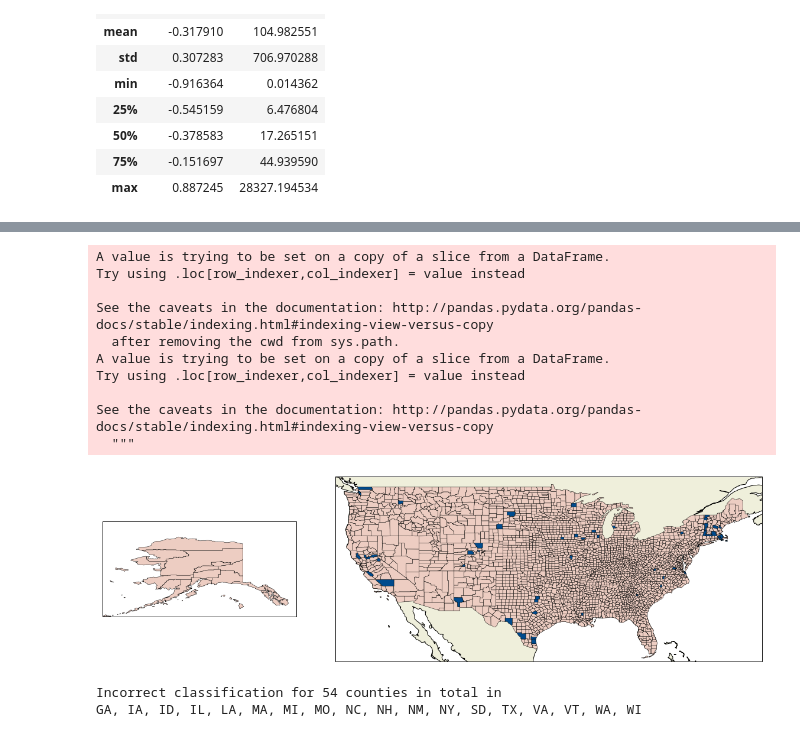
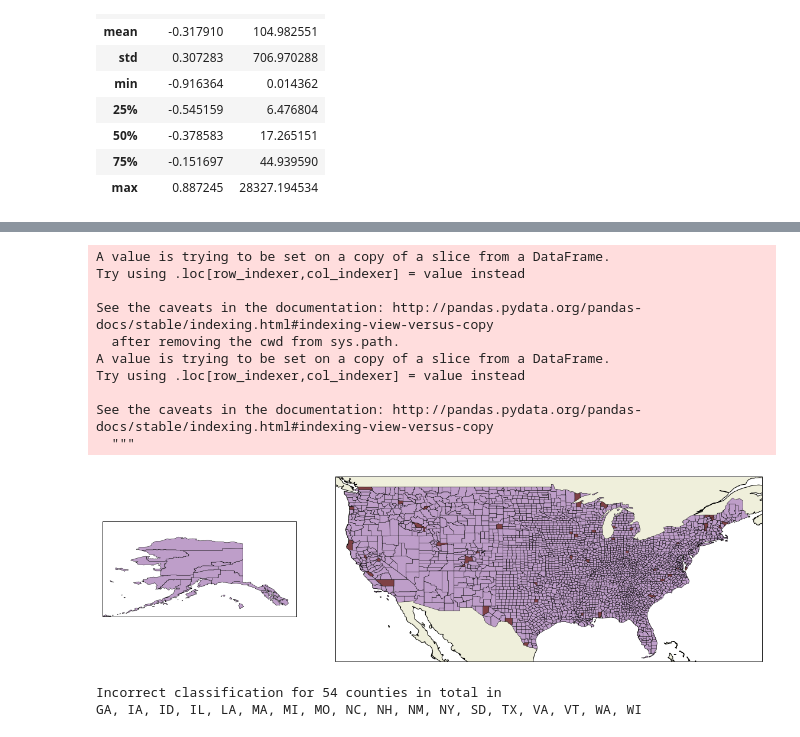
Before and after one commit to arjology/data_science, a Jupyter notebook: US voting and census.ipynb, the cells around one changed output, grey strips where cells are left out. Saved outputs shown, nothing was run; the diff lists cells and outputs as text; code cells hidden in the pictures.

```diff
--- a/US voting and census.ipynb
+++ b/US voting and census.ipynb
@@ -753,10 +853,20 @@ def plot_heatmaps_by_count(df, records, **kwargs):
 
         county_col = get_county_voting_color(record, df, **kwargs)
         if kwargs['color'] and isinstance(kwargs['color'], (str, list)):
+
+            if isinstance(kwargs['color'], list) and len(kwargs['color'])==3 and isinstance(kwargs['color'][0], (int, float)):
+                first_color = "#F7786B"
+                second_color = kwargs['color']
+            elif isinstance(kwargs['color'], list) and len(kwargs['color'])==2 and isinstance(kwargs['color'][0], str):
+                first_color = kwargs['color'][0]
+                second_color = kwargs['color'][1]
+            elif isinstance(kwargs['color'], str):
+                first_color = "#F7786B"
+                second_color = kwargs['color']
             if np.all(county_col==[0,0,0]):
-                county_col = "#004B8D"
+                county_col = first_color
             else:
-                county_col = kwargs['color']
+                county_col = second_color
         geometry = record.geometry
         combined_fp = get_county_fips(record)
         if geometry in hi_ak_geoms['HI']:
@@ -809,7 +919,7 @@ def plot_heatmaps_by_count(df, records, **kwargs):
     if kwargs['save']:
         fname = kwargs['save'] if isinstance(kwargs['save'], str) else "output"
         fname += ".png" if "." not in fname else ""
-        plt.savefig('figures/US_voting_' + fname)
+        plt.savefig('figures/US_voting_' + fname, bbox_inches='tight')
 
     plt.show()
 # %%
@@ -1039,28 +1151,28 @@ Test results: 289/314 correct
 # %%
 # Looking at correct (red) vs incorrect (black) predictions
 predicted_binarized_spread = model.predict(X=X)
 plot_df_random_forrest_results = plot_df[plot_df.isnull().any(axis=1)==False]
 plot_df_random_forrest_results['SPREAD_BINARIZED'] = list(map(lambda x: (x+1)/2.0, np.sign(y.ravel())))
 plot_df_random_forrest_results['SPREAD_BINARIZED_PREDICTED'] = list(map(lambda x: 1 if x==0 else 0, np.abs(predicted_binarized_spread-np.sign(y.ravel()))))
 plot_heatmaps_by_count(df=plot_df_random_forrest_results,
                        records=records,
                        scale2='SPREAD_BINARIZED_PREDICTED',
                        legend=False,
                        save="RF_binary_classification",
-                       color="#EDCDC2"
+                       color=["#7F4145","#BE9EC9"]
                       )
 # %% [output]
 A value is trying to be set on a copy of a slice from a DataFrame.
 Try using .loc[row_indexer,col_indexer] = value instead
 
 See the caveats in the documentation: http://pandas.pydata.org/pandas-docs/stable/indexing.html#indexing-view-versus-copy
   after removing the cwd from sys.path.
 A value is trying to be set on a copy of a slice from a DataFrame.
 Try using .loc[row_indexer,col_indexer] = value instead
 
 See the caveats in the documentation: http://pandas.pydata.org/pandas-docs/stable/indexing.html#indexing-view-versus-copy
   """
-[figure, old version]
+[figure, new version]
 # %%
 state_county_wrong = set()
 states_wrong = set()
```
Also changed, not shown: parts of 28 cells of this notebook, 5 other files.
